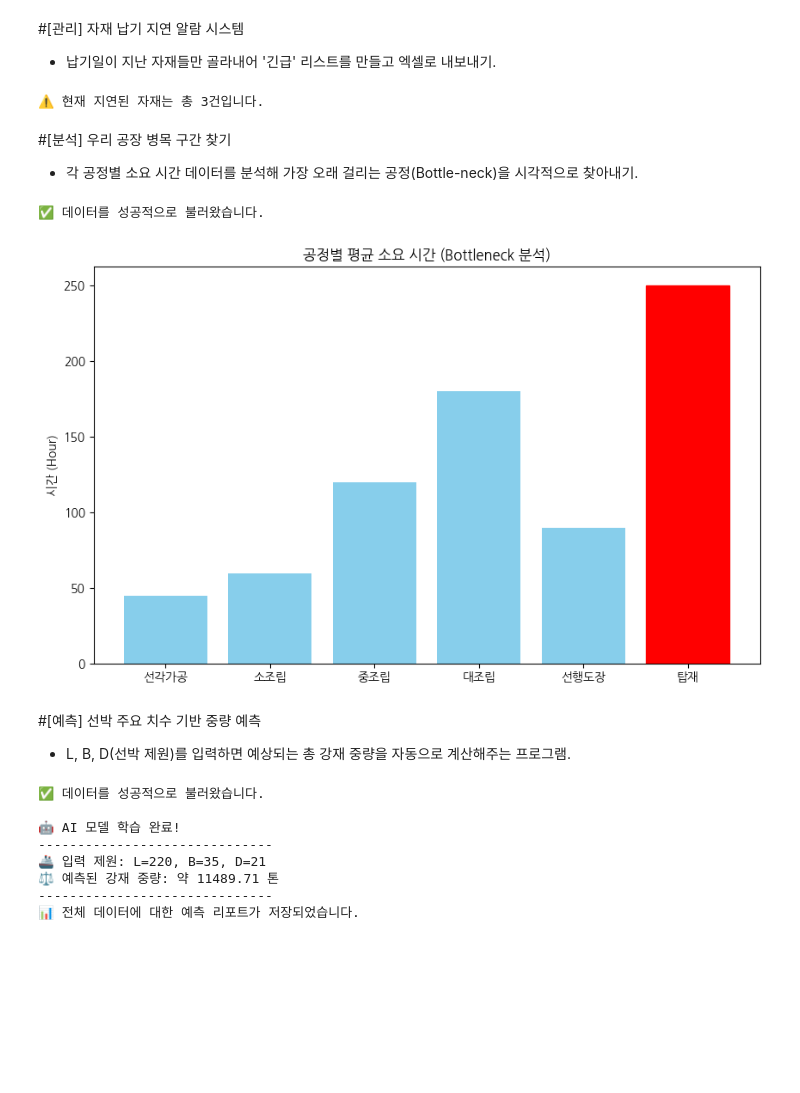
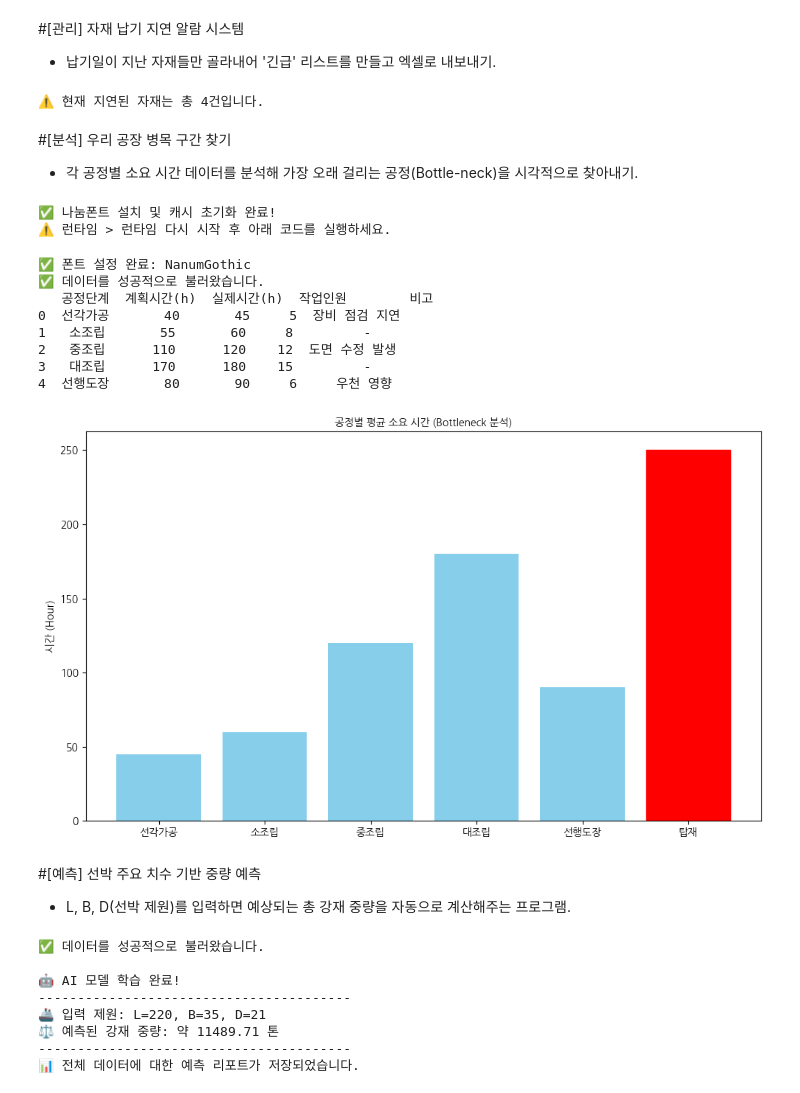
Before and after one commit to misun0314/AI-Python, a Jupyter notebook: 파이썬_데이터_분석_맛보기.ipynb, the cells around one changed output. Saved outputs shown, nothing was run; the diff lists cells and outputs as text; code cells hidden in the pictures; blank space fills up the shorter version.

Commit message:
Colab을 통해 생성됨

```diff
--- a/파이썬_데이터_분석_맛보기.ipynb
+++ b/파이썬_데이터_분석_맛보기.ipynb
@@ -33,7 +104,9 @@ import pandas as pd
 from datetime import datetime
 
 # 1. 자재 리스트 불러오기
-df = pd.read_excel("자재리스트.xlsx")
+file="/content/drive/MyDrive/Colab Notebooks/미래혁신인재양성과정/projectlab/자재리스트.xlsx"
+
+df = pd.read_excel(file)
 
 # 2. 날짜 형식으로 변환 및 오늘 날짜 설정
 df['납기예정일'] = pd.to_datetime(df['납기예정일'])
@@ -46,37 +119,76 @@ delayed = df[(df['납기예정일'] < today) & (df['입고여부'] == 'N')]
 print(f"⚠️ 현재 지연된 자재는 총 {len(delayed)}건입니다.")
 delayed.to_excel("긴급_지연자재_명단.xlsx")
 # %% [output]
-⚠️ 현재 지연된 자재는 총 3건입니다.
+⚠️ 현재 지연된 자재는 총 4건입니다.
 # %% [markdown]
 #[분석] 우리 공장 병목 구간 찾기
 * 각 공정별 소요 시간 데이터를 분석해 가장 오래 걸리는 공정(Bottle-neck)을 시각적으로 찾아내기.
+# %%
+# 나눔폰트 설치 및 캐시 갱신
+!apt-get install -y fonts-nanum > /dev/null 2>&1
+!fc-cache -fv > /dev/null 2>&1
+
+# matplotlib 폰트 캐시 삭제 (재시작 없이 적용하기 위해)
+import matplotlib as mpl
+import shutil, os
+
+cache_dir = mpl.get_cachedir()
+shutil.rmtree(cache_dir, ignore_errors=True)
+os.makedirs(cache_dir, exist_ok=True)
+
+print("✅ 나눔폰트 설치 및 캐시 초기화 완료!")
+print("⚠️ 런타임 > 런타임 다시 시작 후 아래 코드를 실행하세요.")
+# %% [output]
+✅ 나눔폰트 설치 및 캐시 초기화 완료!
+⚠️ 런타임 > 런타임 다시 시작 후 아래 코드를 실행하세요.
 # %%
 import pandas as pd
 import matplotlib.pyplot as plt
+import matplotlib.font_manager as fm
 
-# 한글 폰트 설정 (윈도우 기준)
-plt.rc('font', family='NanumGothic')
+# ✅ 코랩용 한글 폰트 설정
+font_path = '/usr/share/fonts/truetype/nanum/NanumGothic.ttf'
+font_prop = fm.FontProperties(fname=font_path)
+font_name = font_prop.get_name()
 
+plt.rc('font', family=font_name)
+plt.rcParams['axes.unicode_minus'] = False  # 마이너스 기호 깨짐 방지
+
+print(f"✅ 폰트 설정 완료: {font_name}")
+file="/content/drive/MyDrive/Colab Notebooks/미래혁신인재양성과정/projectlab/공정데이터.xlsx"
 # 1. 엑셀 파일로부터 학습 데이터 불러오기
 try:
-    # 엑셀 파일을 읽어 df(데이터프레임) 변수에 저장
-    df = pd.read_excel("공정데이터.xlsx")
+    df = pd.read_excel(file)
     print("✅ 데이터를 성공적으로 불러왔습니다.")
-    #print(df.head()) # 데이터 상단 5줄 출력하여 확인
+    print(df.head())
 except FileNotFoundError:
     print("❌ 파일이 없습니다. '공정데이터.xlsx' 파일명을 확인해주세요.")
 
 # 2. 그래프 그리기
 plt.figure(figsize=(10, 6))
 bars = plt.bar(df['공정단계'], df['실제시간(h)'], color='skyblue')
-bars[5].set_color('red') # 가장 오래 걸리는 '탑재' 공정 강조
+bars[5].set_color('red')  # 가장 오래 걸리는 '탑재' 공정 강조
 
-plt.title("공정별 평균 소요 시간 (Bottleneck 분석)")
-plt.ylabel("시간 (Hour)")
+plt.title("공정별 평균 소요 시간 (Bottleneck 분석)", fontproperties=font_prop)
+plt.ylabel("시간 (Hour)", fontproperties=font_prop)
+
+# ✅ 축 레이블에도 폰트 명시 적용
+ax = plt.gca()
+for label in ax.get_xticklabels() + ax.get_yticklabels():
+    label.set_fontproperties(font_prop)
+
+plt.tight_layout()
 plt.show()
 # %% [output]
+✅ 폰트 설정 완료: NanumGothic
 ✅ 데이터를 성공적으로 불러왔습니다.
+   공정단계  계획시간(h)  실제시간(h)  작업인원        비고
+0  선각가공       40       45     5  장비 점검 지연
+1   소조립       55       60     8         -
+2   중조립      110      120    12  도면 수정 발생
+3   대조립      170      180    15         -
+4  선행도장       80       90     6     우천 영향
-[figure, old version]
+[figure, new version]
 # %% [markdown]
 #[예측] 선박 주요 치수 기반 중량 예측
 * L, B, D(선박 제원)를 입력하면 예상되는 총 강재 중량을 자동으로 계산해주는 프로그램.
@@ -85,9 +197,10 @@ import pandas as pd
 from sklearn.linear_model import LinearRegression
 
 # 1. 엑셀 파일로부터 학습 데이터 불러오기
+file="/content/drive/MyDrive/Colab Notebooks/미래혁신인재양성과정/projectlab/선박데이터_학습용.xlsx"
 try:
     # 엑셀 파일을 읽어 df(데이터프레임) 변수에 저장
-    df = pd.read_excel("선박데이터_학습용.xlsx")
+    df = pd.read_excel(file)
     print("✅ 데이터를 성공적으로 불러왔습니다.")
    # print(df.head()) # 데이터 상단 5줄 출력하여 확인
 except FileNotFoundError:
@@ -111,10 +224,10 @@ new_ship_specs_data = [[220, 35, 21]]
 new_ship_specs_df = pd.DataFrame(new_ship_specs_data, columns=X.columns) # X의 컬럼명 사용
 predicted_weight = model.predict(new_ship_specs_df)
 
-print("-" * 30)
+print("-" * 40)
 print(f"🚢 입력 제원: L={new_ship_specs_data[0][0]}, B={new_ship_specs_data[0][1]}, D={new_ship_specs_data[0][2]}")
 print(f"⚖️ 예측된 강재 중량: 약 {predicted_weight[0]:.2f} 톤")
-print("-" * 30)
+print("-" * 40)
 
 # 5. (추가) 예측 결과를 엑셀로 저장하기
 # 학습 데이터 뒤에 예측값을 붙여서 확인해보고 싶을 때 사용
@@ -125,8 +238,8 @@ print("📊 전체 데이터에 대한 예측 리포트가 저장되었습니다
 ✅ 데이터를 성공적으로 불러왔습니다.
 
 🤖 AI 모델 학습 완료!
-------------------------------
+----------------------------------------
 🚢 입력 제원: L=220, B=35, D=21
 ⚖️ 예측된 강재 중량: 약 11489.71 톤
-------------------------------
+----------------------------------------
 📊 전체 데이터에 대한 예측 리포트가 저장되었습니다.
```
Also changed, not shown: parts of 6 cells of this notebook.
